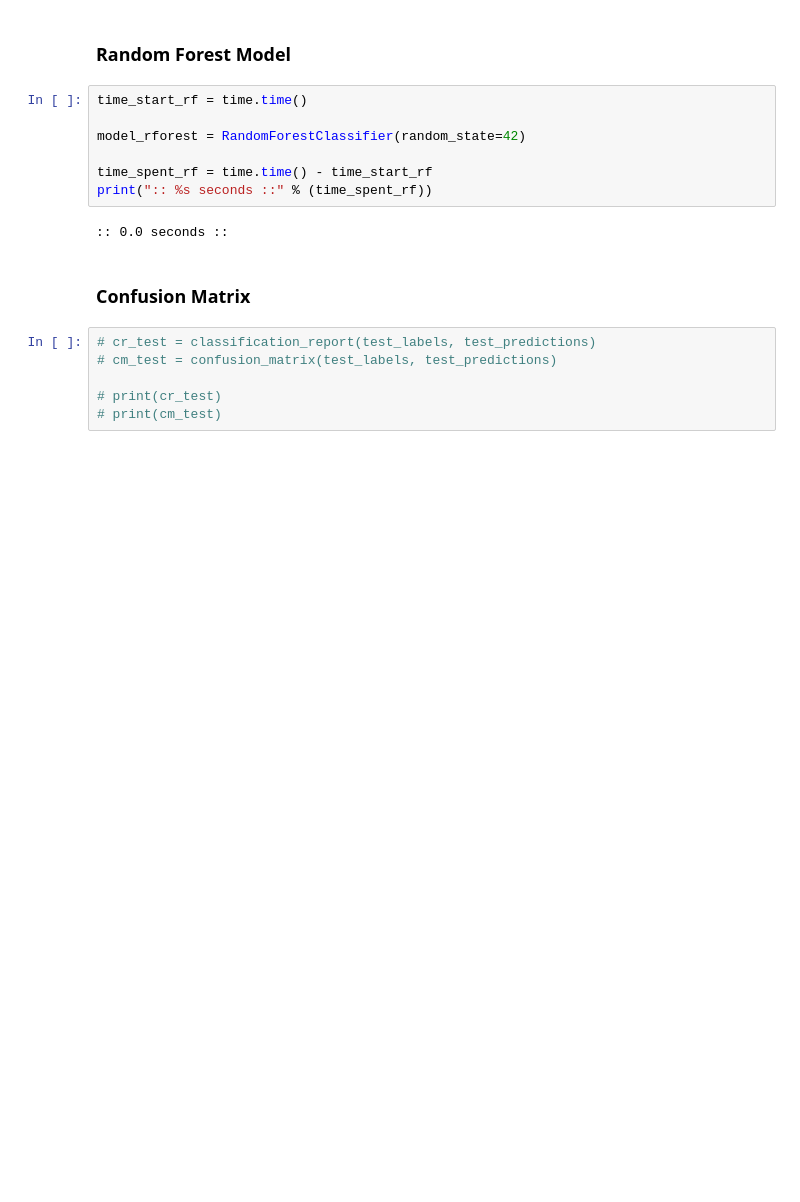
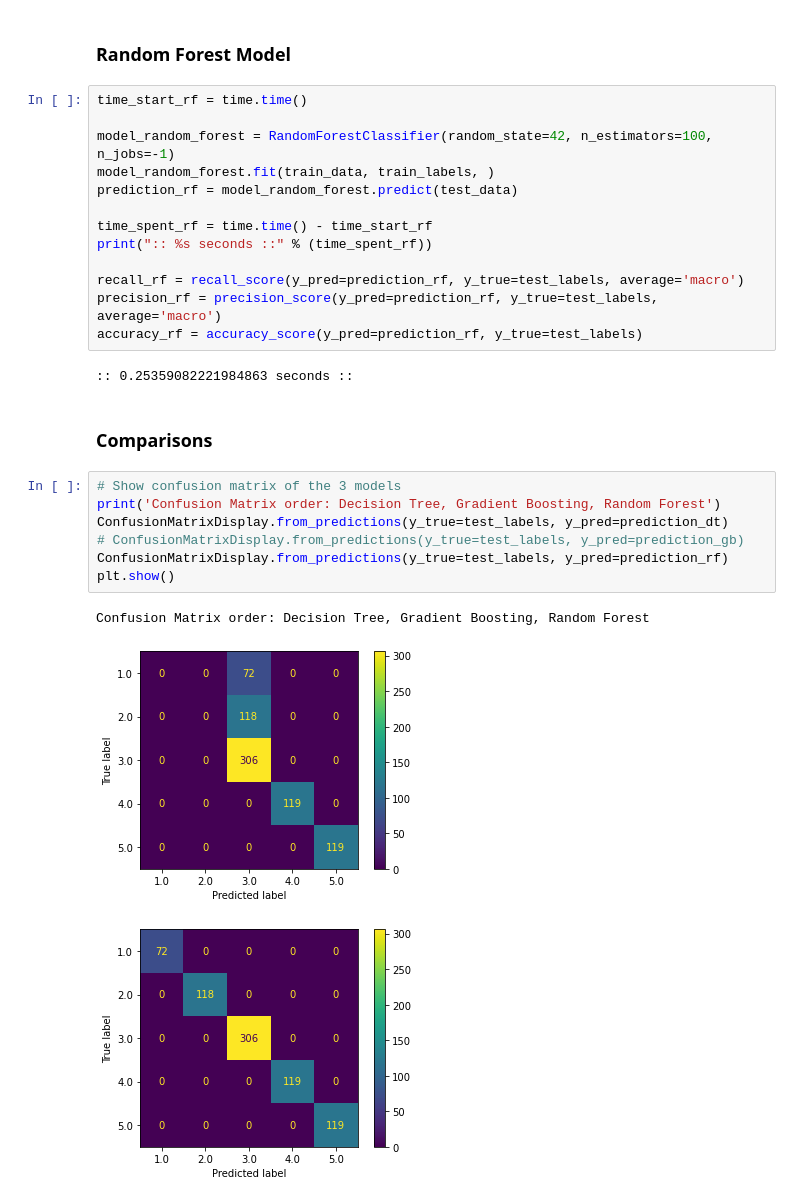
Before and after one commit to angusryoung/CSI4142-world-health-project, a Jupyter notebook: DataMining.ipynb, the cells around one changed output. Drawn from its saved outputs; the diff is of its cells as text; blank space fills up the shorter version.

```diff
--- a/DataMining.ipynb
+++ b/DataMining.ipynb
@@ -192,20 +201,31 @@ accuracy_dt = accuracy_score(y_pred=prediction_dt, y_true=test_labels)
 ### Gradient Boosting Model
 # %% [markdown]
 ### Random Forest Model
-# %%
-time_start_rf = time.time()
-
-model_rforest = RandomForestClassifier(random_state=42)
-
-time_spent_rf = time.time() - time_start_rf
-print(":: %s seconds ::" % (time_spent_rf))
-# %% [output]
-:: 0.0 seconds ::
-# %% [markdown]
-### Confusion Matrix
-# %%
-# cr_test = classification_report(test_labels, test_predictions)
-# cm_test = confusion_matrix(test_labels, test_predictions)
-
-# print(cr_test)
-# print(cm_test)
+# %%
+time_start_rf = time.time()
+
+model_random_forest = RandomForestClassifier(random_state=42, n_estimators=100, n_jobs=-1)
+model_random_forest.fit(train_data, train_labels, )
+prediction_rf = model_random_forest.predict(test_data)
+
+time_spent_rf = time.time() - time_start_rf
+print(":: %s seconds ::" % (time_spent_rf))
+
+recall_rf = recall_score(y_pred=prediction_rf, y_true=test_labels, average='macro')
+precision_rf = precision_score(y_pred=prediction_rf, y_true=test_labels, average='macro')
+accuracy_rf = accuracy_score(y_pred=prediction_rf, y_true=test_labels)
+# %% [output]
+:: 0.25359082221984863 seconds ::
+# %% [markdown]
+### Comparisons
+# %%
+# Show confusion matrix of the 3 models
+print('Confusion Matrix order: Decision Tree, Gradient Boosting, Random Forest')
+ConfusionMatrixDisplay.from_predictions(y_true=test_labels, y_pred=prediction_dt)
+# ConfusionMatrixDisplay.from_predictions(y_true=test_labels, y_pred=prediction_gb)
+ConfusionMatrixDisplay.from_predictions(y_true=test_labels, y_pred=prediction_rf)
+plt.show()
+# %% [output]
+Confusion Matrix order: Decision Tree, Gradient Boosting, Random Forest
+[figure, added]
+[figure, added]
```
Also changed, not shown: parts of 5 cells of this notebook.
